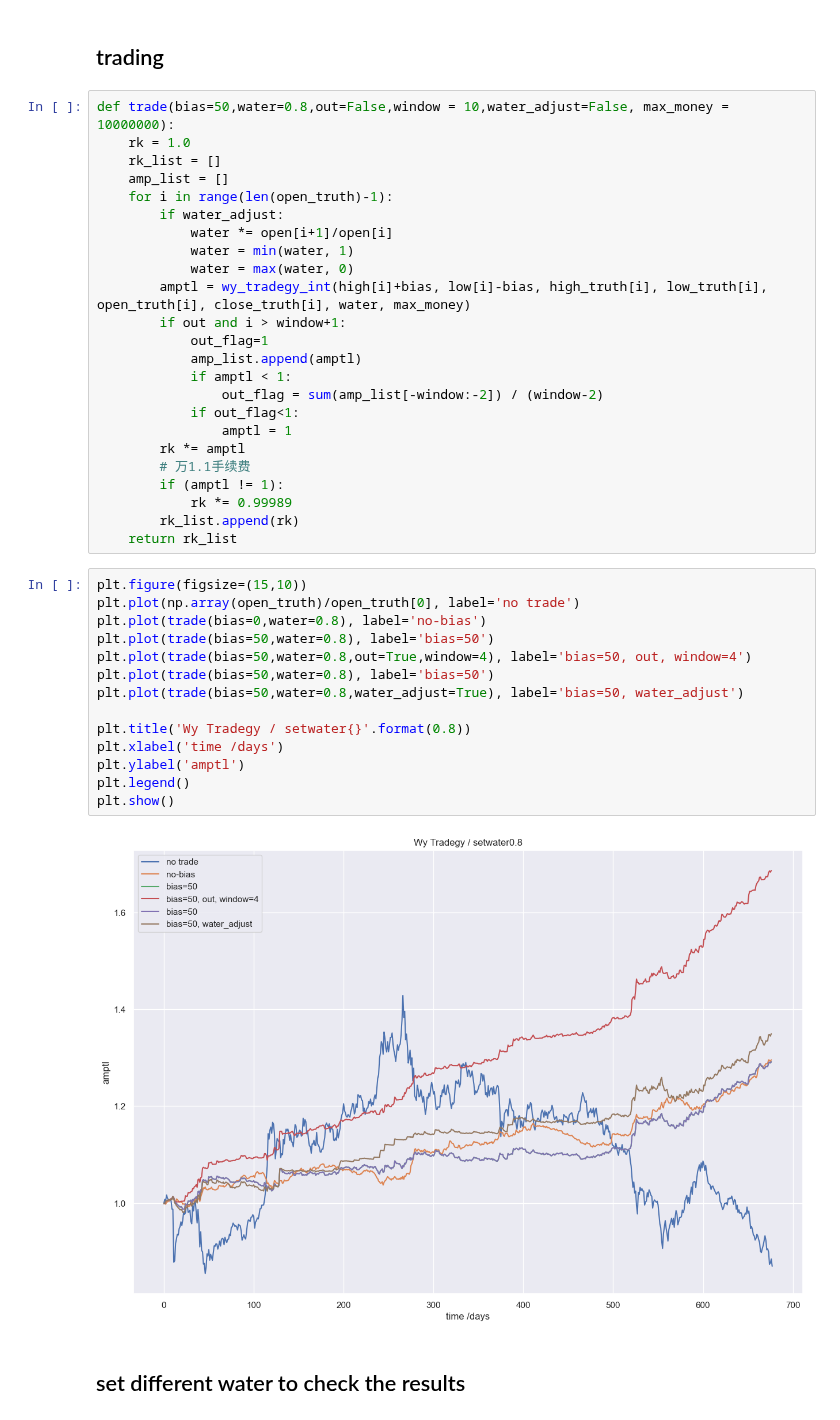
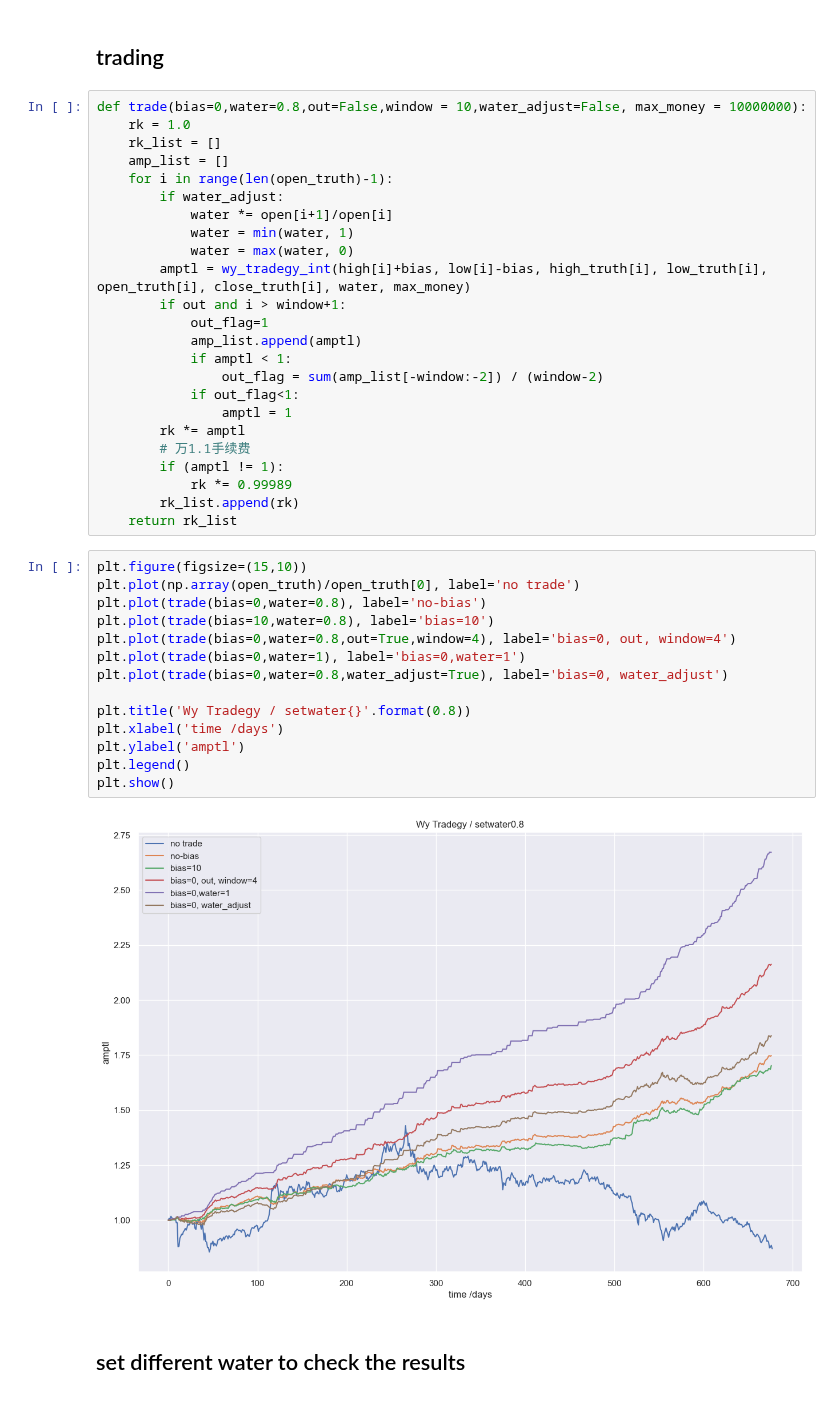
Before and after one commit to binomial-dimension/LosingMoney, a Jupyter notebook: trading/baseline.ipynb, the cells around one changed output. Drawn from its saved outputs; the diff is of its cells as text.

```diff
--- a/trading/baseline.ipynb
+++ b/trading/baseline.ipynb
@@ -27,7 +27,7 @@ close = list(predict['close'])
 # %% [markdown]
 ## trading
 # %%
-def trade(bias=50,water=0.8,out=False,window = 10,water_adjust=False, max_money = 10000000):
+def trade(bias=0,water=0.8,out=False,window = 10,water_adjust=False, max_money = 10000000):
     rk = 1.0
     rk_list = []
     amp_list = []
@@ -53,19 +53,19 @@ def trade(bias=50,water=0.8,out=False,window = 10,water_adjust=False, max_money
 # %%
 plt.figure(figsize=(15,10))
 plt.plot(np.array(open_truth)/open_truth[0], label='no trade')
 plt.plot(trade(bias=0,water=0.8), label='no-bias')
-plt.plot(trade(bias=50,water=0.8), label='bias=50')
-plt.plot(trade(bias=50,water=0.8,out=True,window=4), label='bias=50, out, window=4')
-plt.plot(trade(bias=50,water=0.8), label='bias=50')
-plt.plot(trade(bias=50,water=0.8,water_adjust=True), label='bias=50, water_adjust')
+plt.plot(trade(bias=10,water=0.8), label='bias=10')
+plt.plot(trade(bias=0,water=0.8,out=True,window=4), label='bias=0, out, window=4')
+plt.plot(trade(bias=0,water=1), label='bias=0,water=1')
+plt.plot(trade(bias=0,water=0.8,water_adjust=True), label='bias=0, water_adjust')
 
 plt.title('Wy Tradegy / setwater{}'.format(0.8))
 plt.xlabel('time /days')
 plt.ylabel('amptl')
 plt.legend()
 plt.show()
 # %% [output]
-[figure, old version]
+[figure, new version]
 # %% [markdown]
 ## set different water to check the results
 # %%
```
Also changed, not shown: parts of 1 cell of this notebook, 1 other file.
